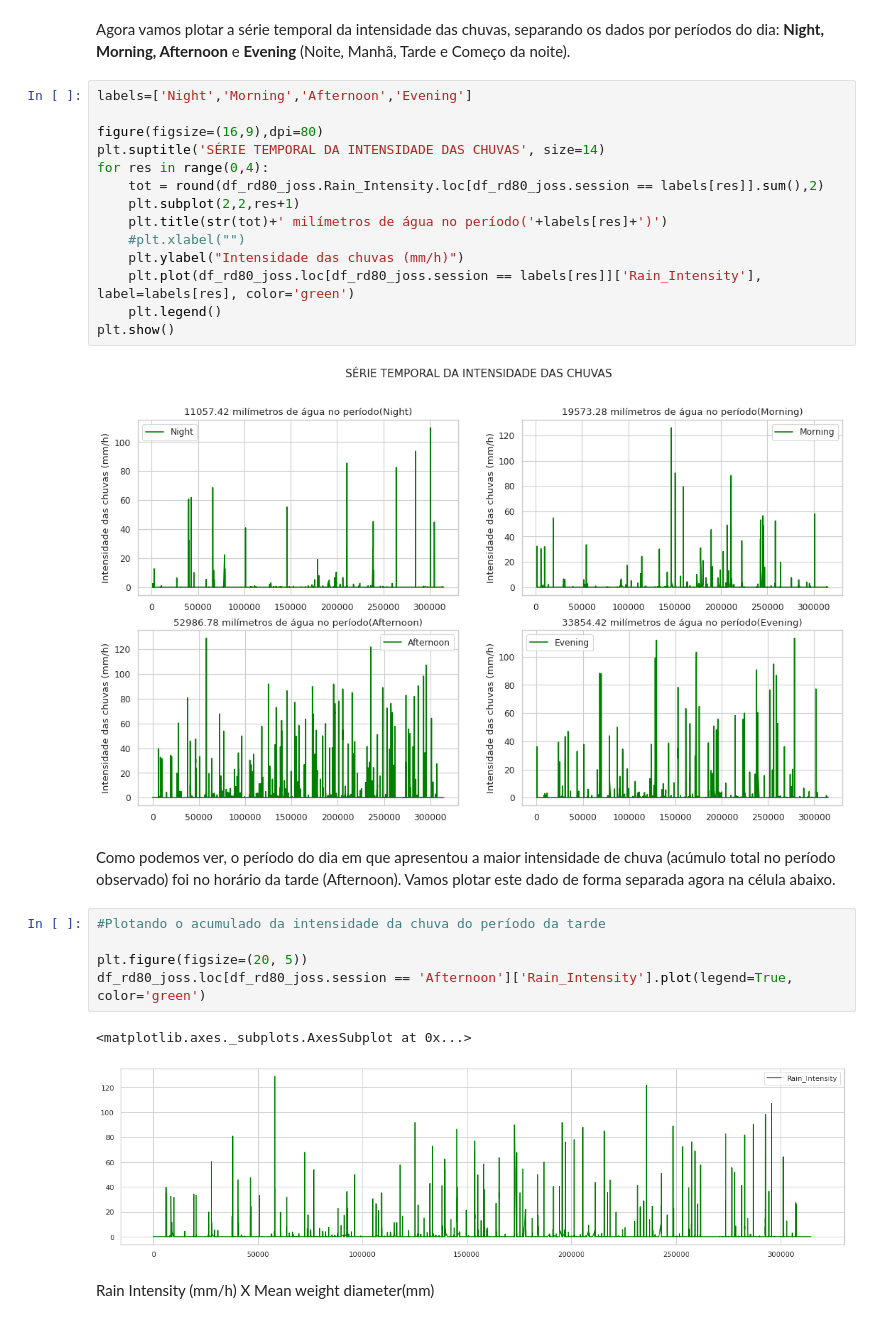
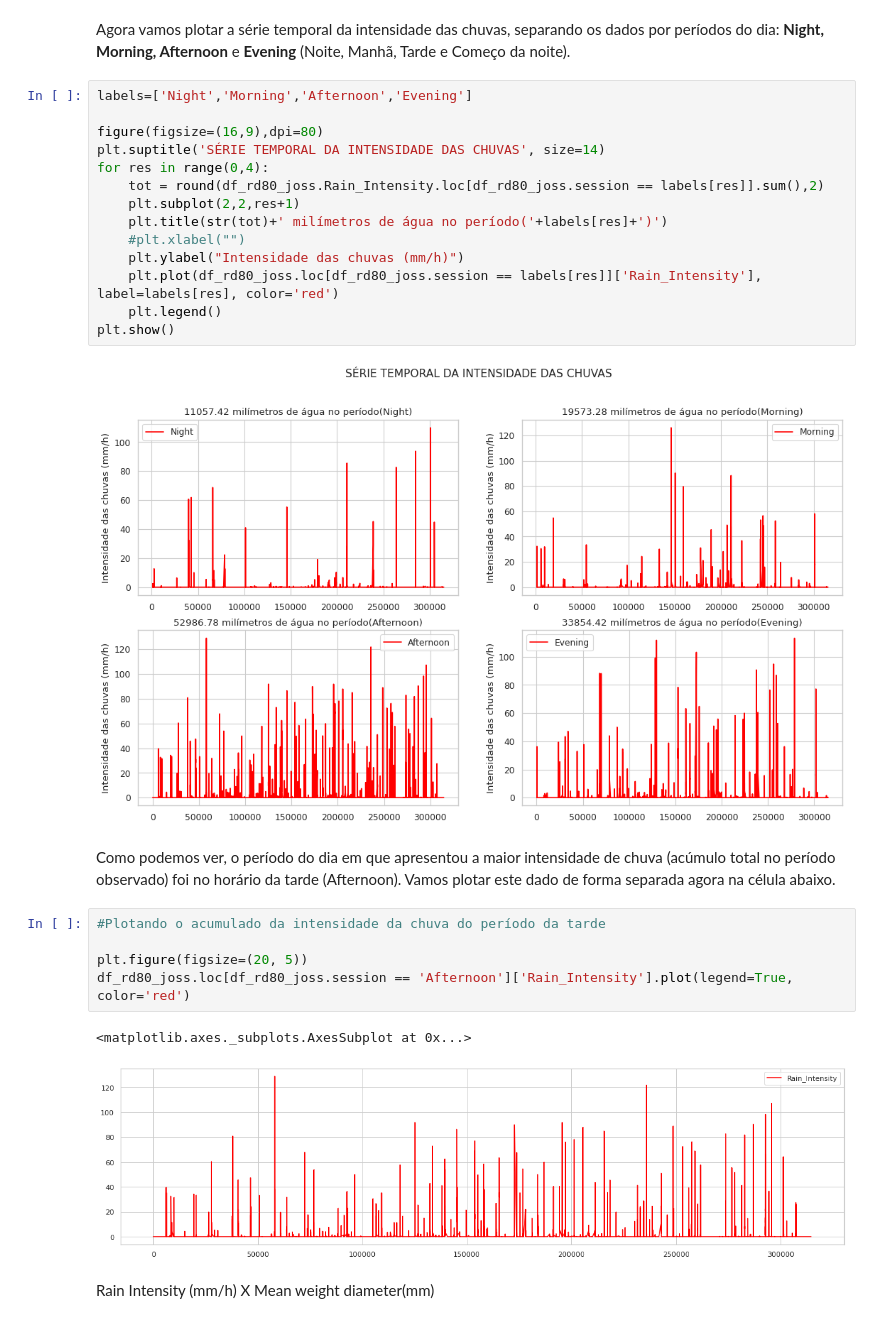
Before and after one commit to lourencocavalcante/Introduction-to-Data-Science, a Jupyter notebook: INPE_CAP394_2022_Atv01_Lourenco.ipynb, the cells around one changed output. Cells and saved outputs as stored; diff of their text form.

```diff
--- a/INPE_CAP394_2022_Atv01_Lourenco.ipynb
+++ b/INPE_CAP394_2022_Atv01_Lourenco.ipynb
@@ -336,21 +336,21 @@ for res in range(0,4):
     plt.title(str(tot)+' milímetros de água no período('+labels[res]+')')
     #plt.xlabel("")
     plt.ylabel("Intensidade das chuvas (mm/h)")
-    plt.plot(df_rd80_joss.loc[df_rd80_joss.session == labels[res]]['Rain_Intensity'], label=labels[res], color='green')
+    plt.plot(df_rd80_joss.loc[df_rd80_joss.session == labels[res]]['Rain_Intensity'], label=labels[res], color='red')
     plt.legend()
 plt.show()
 # %% [output]
-[figure, old version]
+[figure, new version]
 # %% [markdown]
 Como podemos ver, o período do dia em que apresentou a maior intensidade de chuva (acúmulo total no período observado) foi no horário da tarde (Afternoon). Vamos plotar este dado de forma separada agora na célula abaixo.
 # %%
 #Plotando o acumulado da intensidade da chuva do período da tarde
 
 plt.figure(figsize=(20, 5))
-df_rd80_joss.loc[df_rd80_joss.session == 'Afternoon']['Rain_Intensity'].plot(legend=True, color='green')
+df_rd80_joss.loc[df_rd80_joss.session == 'Afternoon']['Rain_Intensity'].plot(legend=True, color='red')
 # %% [output]
 <matplotlib.axes._subplots.AxesSubplot at 0x...>
-[figure, old version]
+[figure, new version]
 # %% [markdown]
 Rain Intensity (mm/h) X Mean weight diameter(mm)
 # %%
```
Also changed, not shown: parts of 2 cells of this notebook.
